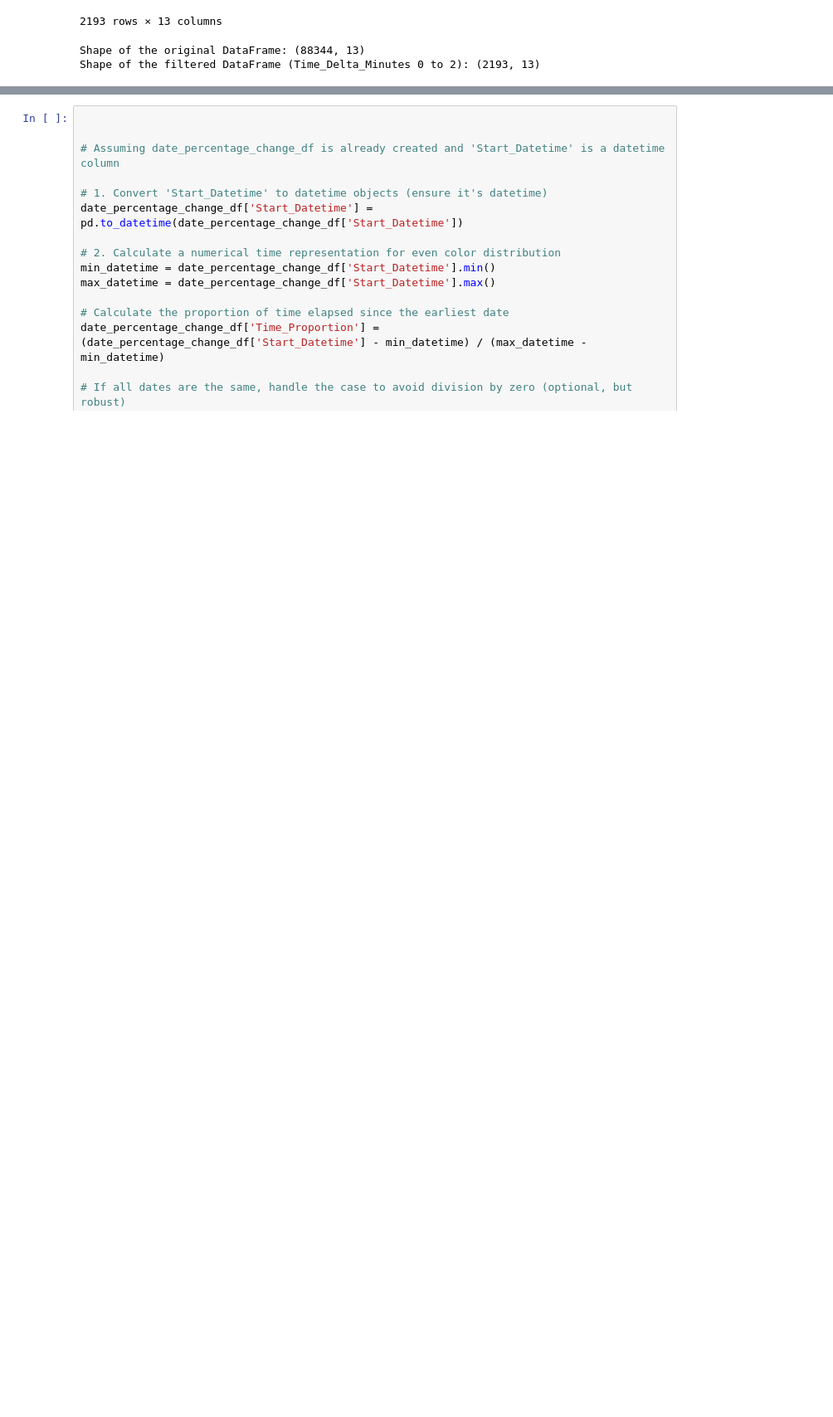
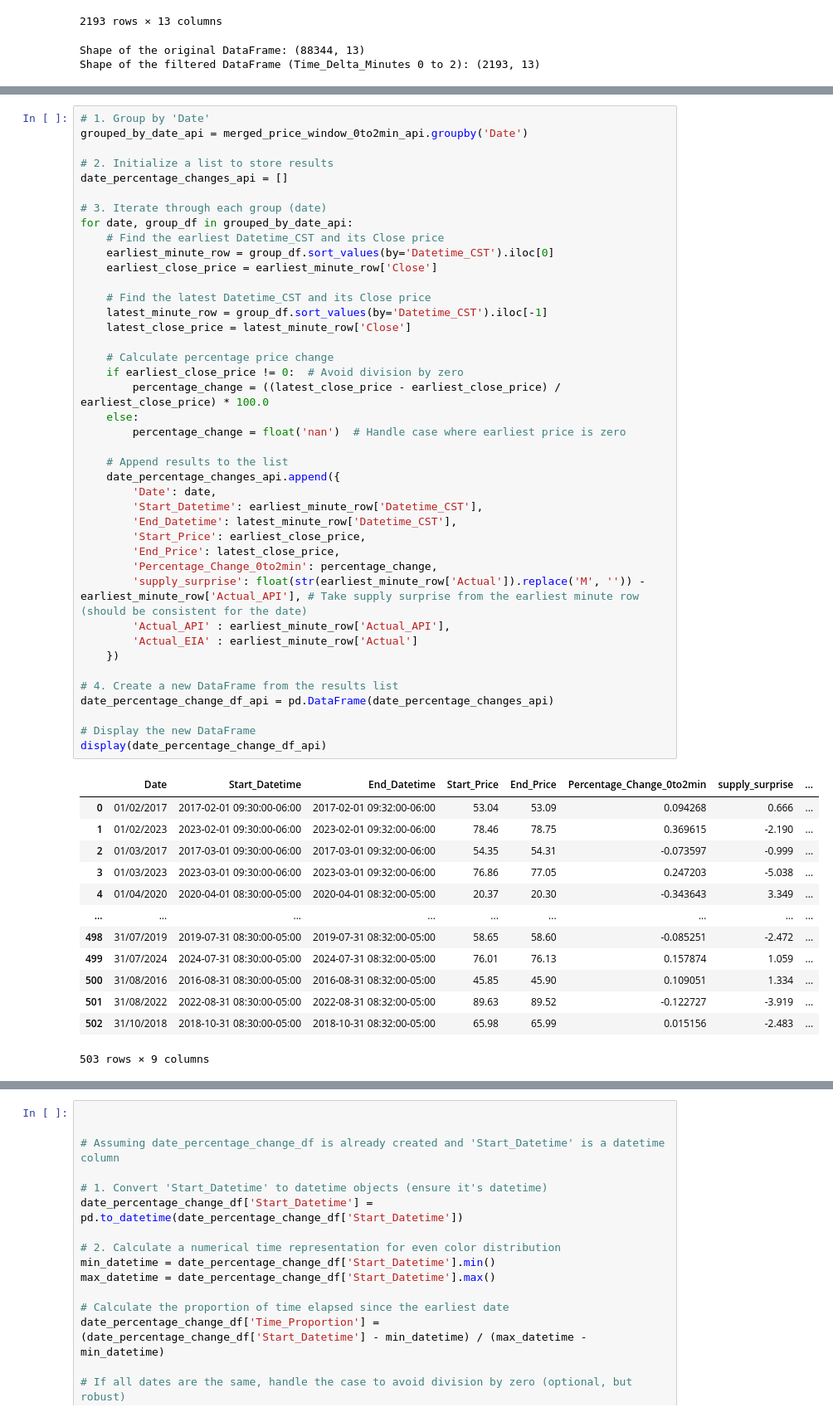
Before and after one commit to Sun-G0D/EIASupplySurprise, a Jupyter notebook: project.ipynb, the cells around one changed output, grey strips where cells are left out. Shown at 83% size. Saved outputs shown, nothing was run; the diff lists cells and outputs as text; blank space fills up the shorter version.

```diff
--- a/project.ipynb
+++ b/project.ipynb
@@ -1344,0 +1603,55 @@ display(date_percentage_change_df)
+# %%
+# 1. Group by 'Date'
+grouped_by_date_api = merged_price_window_0to2min_api.groupby('Date')
+
+# 2. Initialize a list to store results
+date_percentage_changes_api = []
+
+# 3. Iterate through each group (date)
+for date, group_df in grouped_by_date_api:
+    # Find the earliest Datetime_CST and its Close price
+    earliest_minute_row = group_df.sort_values(by='Datetime_CST').iloc[0]
+    earliest_close_price = earliest_minute_row['Close']
+
+    # Find the latest Datetime_CST and its Close price
+    latest_minute_row = group_df.sort_values(by='Datetime_CST').iloc[-1]
+    latest_close_price = latest_minute_row['Close']
+
+    # Calculate percentage price change
+    if earliest_close_price != 0:  # Avoid division by zero
+        percentage_change = ((latest_close_price - earliest_close_price) / earliest_close_price) * 100.0
+    else:
+        percentage_change = float('nan')  # Handle case where earliest price is zero
+
+    # Append results to the list
+    date_percentage_changes_api.append({
+        'Date': date,
+        'Start_Datetime': earliest_minute_row['Datetime_CST'],
+        'End_Datetime': latest_minute_row['Datetime_CST'],
+        'Start_Price': earliest_close_price,
+        'End_Price': latest_close_price,
+        'Percentage_Change_0to2min': percentage_change,
+        'supply_surprise': float(str(earliest_minute_row['Actual']).replace('M', '')) - earliest_minute_row['Actual_API'], # Take supply surprise from the earliest minute row (should be consistent for the date)
+        'Actual_API' : earliest_minute_row['Actual_API'],
+        'Actual_EIA' : earliest_minute_row['Actual']
+    })
+
+# 4. Create a new DataFrame from the results list
+date_percentage_change_df_api = pd.DataFrame(date_percentage_changes_api)
+
+# Display the new DataFrame
+display(date_percentage_change_df_api)
+# %% [output]
+|  | Date | Start_Datetime | End_Datetime | Start_Price | End_Price | Percentage_Change_0to2min | supply_surprise | ... |
+| 0 | 01/02/2017 | 2017-02-01 09:30:00-06:00 | 2017-02-01 09:32:00-06:00 | 53.04 | 53.09 | 0.094268 | 0.666 | ... |
+| 1 | 01/02/2023 | 2023-02-01 09:30:00-06:00 | 2023-02-01 09:32:00-06:00 | 78.46 | 78.75 | 0.369615 | -2.190 | ... |
+| 2 | 01/03/2017 | 2017-03-01 09:30:00-06:00 | 2017-03-01 09:32:00-06:00 | 54.35 | 54.31 | -0.073597 | -0.999 | ... |
+| 3 | 01/03/2023 | 2023-03-01 09:30:00-06:00 | 2023-03-01 09:32:00-06:00 | 76.86 | 77.05 | 0.247203 | -5.038 | ... |
+| 4 | 01/04/2020 | 2020-04-01 08:30:00-05:00 | 2020-04-01 08:32:00-05:00 | 20.37 | 20.30 | -0.343643 | 3.349 | ... |
+| ... | ... | ... | ... | ... | ... | ... | ... | ... |
+| 498 | 31/07/2019 | 2019-07-31 08:30:00-05:00 | 2019-07-31 08:32:00-05:00 | 58.65 | 58.60 | -0.085251 | -2.472 | ... |
+| 499 | 31/07/2024 | 2024-07-31 08:30:00-05:00 | 2024-07-31 08:32:00-05:00 | 76.01 | 76.13 | 0.157874 | 1.059 | ... |
+| 500 | 31/08/2016 | 2016-08-31 08:30:00-05:00 | 2016-08-31 08:32:00-05:00 | 45.85 | 45.90 | 0.109051 | 1.334 | ... |
+| 501 | 31/08/2022 | 2022-08-31 08:30:00-05:00 | 2022-08-31 08:32:00-05:00 | 89.63 | 89.52 | -0.122727 | -3.919 | ... |
+| 502 | 31/10/2018 | 2018-10-31 08:30:00-05:00 | 2018-10-31 08:32:00-05:00 | 65.98 | 65.99 | 0.015156 | -2.483 | ... |
+503 rows × 9 columns
```
Also changed, not shown: parts of 9 cells of this notebook.
